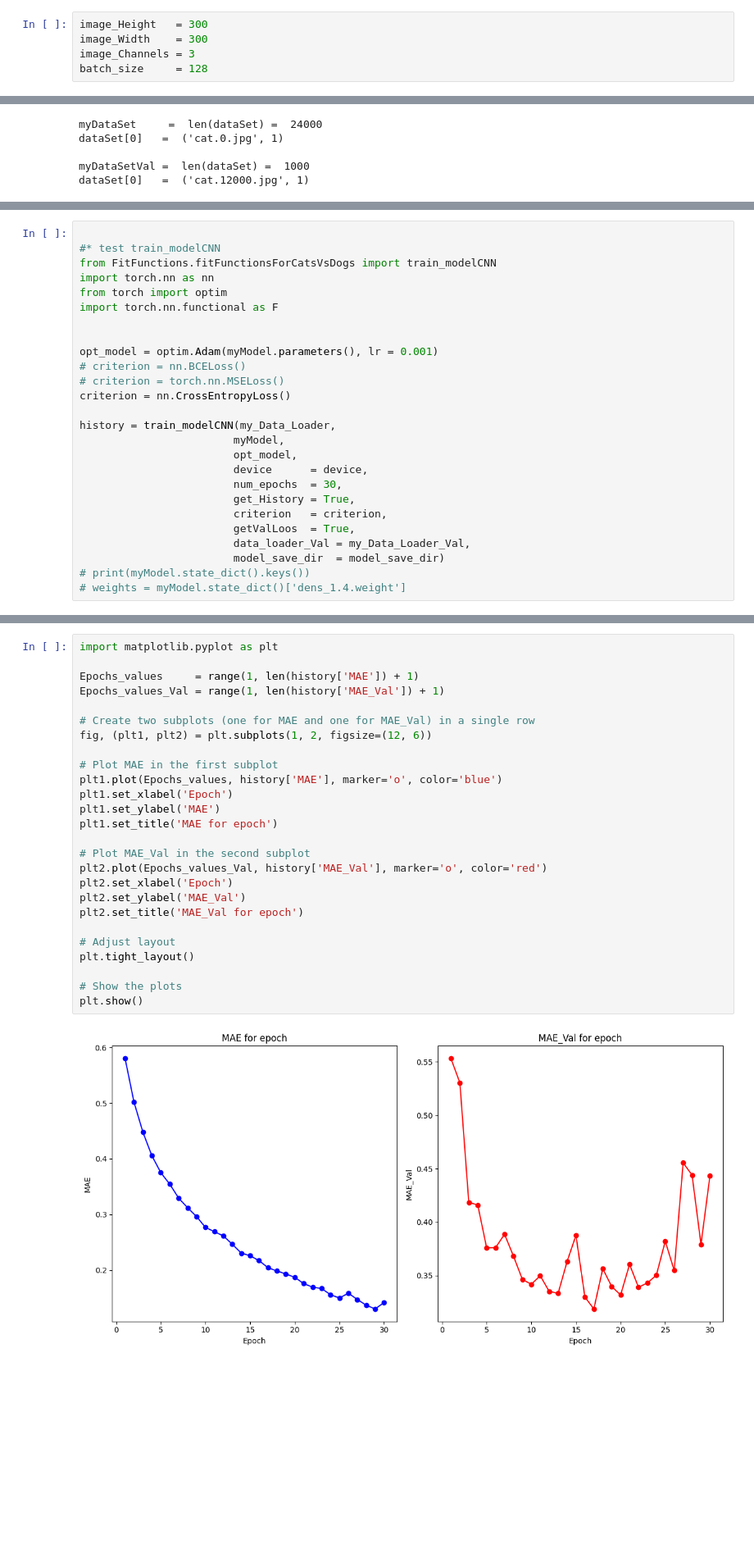
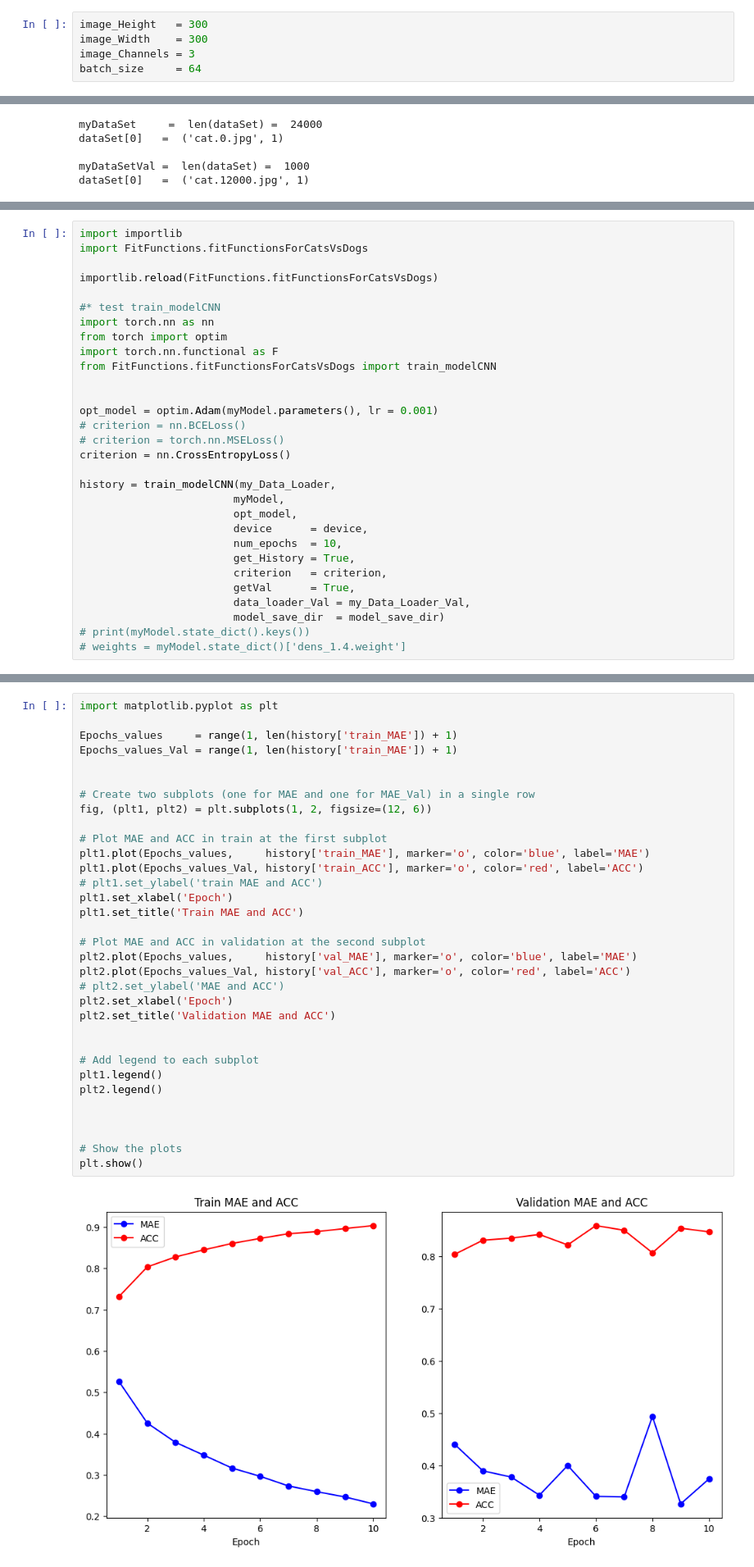
Before and after one commit to karlo-con-k/DeepLearningToolkit, a Jupyter notebook: TestNotebooks/testDataSet_Cats_vs_Dogs.ipynb, the cells around one changed output, grey strips where cells are left out. Shown: that part at 82% size. Drawn from its saved outputs; the diff is of its cells as text; blank space fills up the shorter version.

Commit message:
The function 'getAccuracy_and_MAE' from the file 'fitFunctionsForCatsVsDogs' was tested. Additionally, the calculation of ACC was added in train_modelCNN.

```diff
--- a/TestNotebooks/testDataSet_Cats_vs_Dogs.ipynb
+++ b/TestNotebooks/testDataSet_Cats_vs_Dogs.ipynb
@@ -29,7 +32,7 @@ device = "cuda" if torch.cuda.is_available() else "cpu"
 image_Height   = 300
 image_Width    = 300
 image_Channels = 3
-batch_size     = 128
+batch_size     = 64
 # %%
 
 from torch.utils.data import DataLoader
@@ -116,12 +117,16 @@ modelSiLU(
   )
 )
 # %%
+import importlib
+import FitFunctions.fitFunctionsForCatsVsDogs
+
+importlib.reload(FitFunctions.fitFunctionsForCatsVsDogs)
 
 #* test train_modelCNN
-from FitFunctions.fitFunctionsForCatsVsDogs import train_modelCNN
 import torch.nn as nn
 from torch import optim
 import torch.nn.functional as F
+from FitFunctions.fitFunctionsForCatsVsDogs import train_modelCNN
 
 
 opt_model = optim.Adam(myModel.parameters(), lr = 0.001)
@@ -133,10 +138,10 @@ history = train_modelCNN(my_Data_Loader,
                         myModel,
                         opt_model,
                         device      = device,
-                        num_epochs  = 30,
+                        num_epochs  = 10,
                         get_History = True,
                         criterion   = criterion,
-                        getValLoos  = True,
+                        getVal      = True,
                         data_loader_Val = my_Data_Loader_Val,
                         model_save_dir  = model_save_dir)
 # print(myModel.state_dict().keys())
@@ -170,31 +190,38 @@ Epoch completed, Average Val Loss: 0.3352
 # %%
 import matplotlib.pyplot as plt
 
-Epochs_values     = range(1, len(history['MAE']) + 1)
-Epochs_values_Val = range(1, len(history['MAE_Val']) + 1)
+Epochs_values     = range(1, len(history['train_MAE']) + 1)
+Epochs_values_Val = range(1, len(history['train_MAE']) + 1)
+
 
 # Create two subplots (one for MAE and one for MAE_Val) in a single row
 fig, (plt1, plt2) = plt.subplots(1, 2, figsize=(12, 6))
 
-# Plot MAE in the first subplot
-plt1.plot(Epochs_values, history['MAE'], marker='o', color='blue')
+# Plot MAE and ACC in train at the first subplot
+plt1.plot(Epochs_values,     history['train_MAE'], marker='o', color='blue', label='MAE')
+plt1.plot(Epochs_values_Val, history['train_ACC'], marker='o', color='red', label='ACC')
+# plt1.set_ylabel('train MAE and ACC')
 plt1.set_xlabel('Epoch')
-plt1.set_ylabel('MAE')
-plt1.set_title('MAE for epoch')
+plt1.set_title('Train MAE and ACC')
 
-# Plot MAE_Val in the second subplot
-plt2.plot(Epochs_values_Val, history['MAE_Val'], marker='o', color='red')
+# Plot MAE and ACC in validation at the second subplot
+plt2.plot(Epochs_values,     history['val_MAE'], marker='o', color='blue', label='MAE')
+plt2.plot(Epochs_values_Val, history['val_ACC'], marker='o', color='red', label='ACC')
+# plt2.set_ylabel('MAE and ACC')
 plt2.set_xlabel('Epoch')
-plt2.set_ylabel('MAE_Val')
-plt2.set_title('MAE_Val for epoch')
+plt2.set_title('Validation MAE and ACC')
 
-# Adjust layout
-plt.tight_layout()
+
+# Add legend to each subplot
+plt1.legend()
+plt2.legend()
+
+
 
 # Show the plots
 plt.show()
 # %% [output]
-[figure, old version]
+[figure, new version]
 # %%
 import numpy as np
 import os
```
Also changed, not shown: parts of 5 cells of this notebook, 2 other files.
